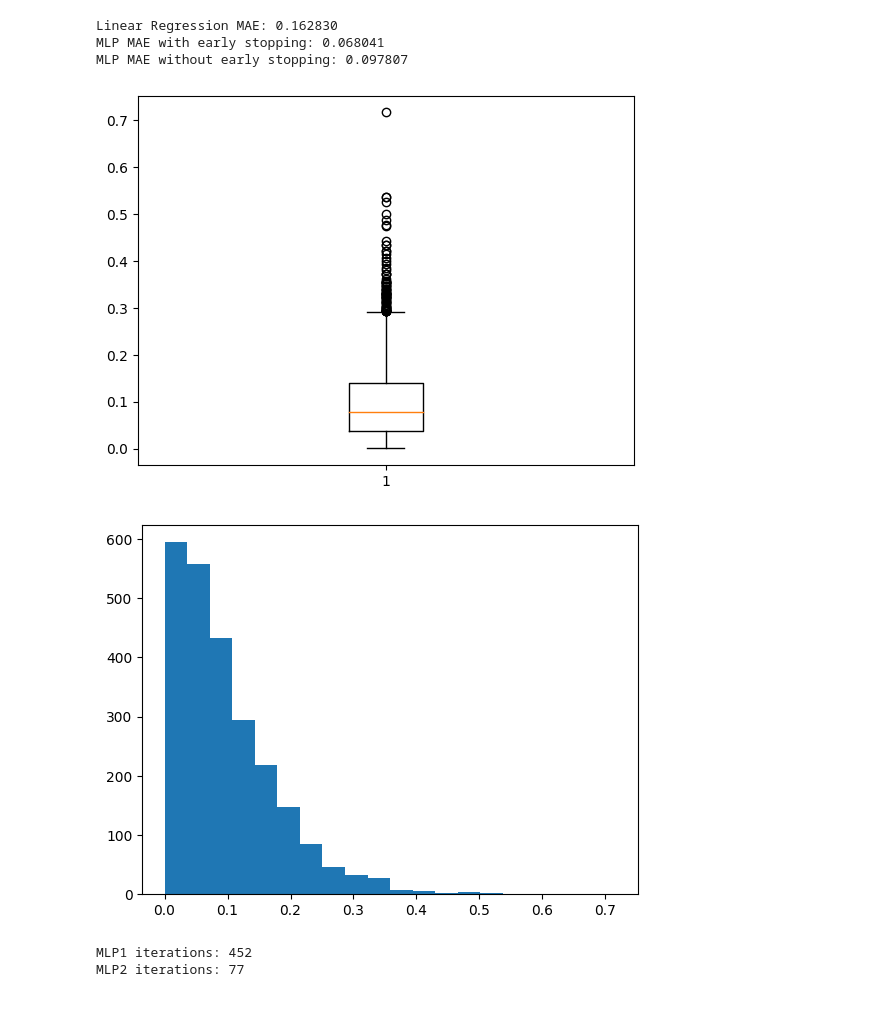
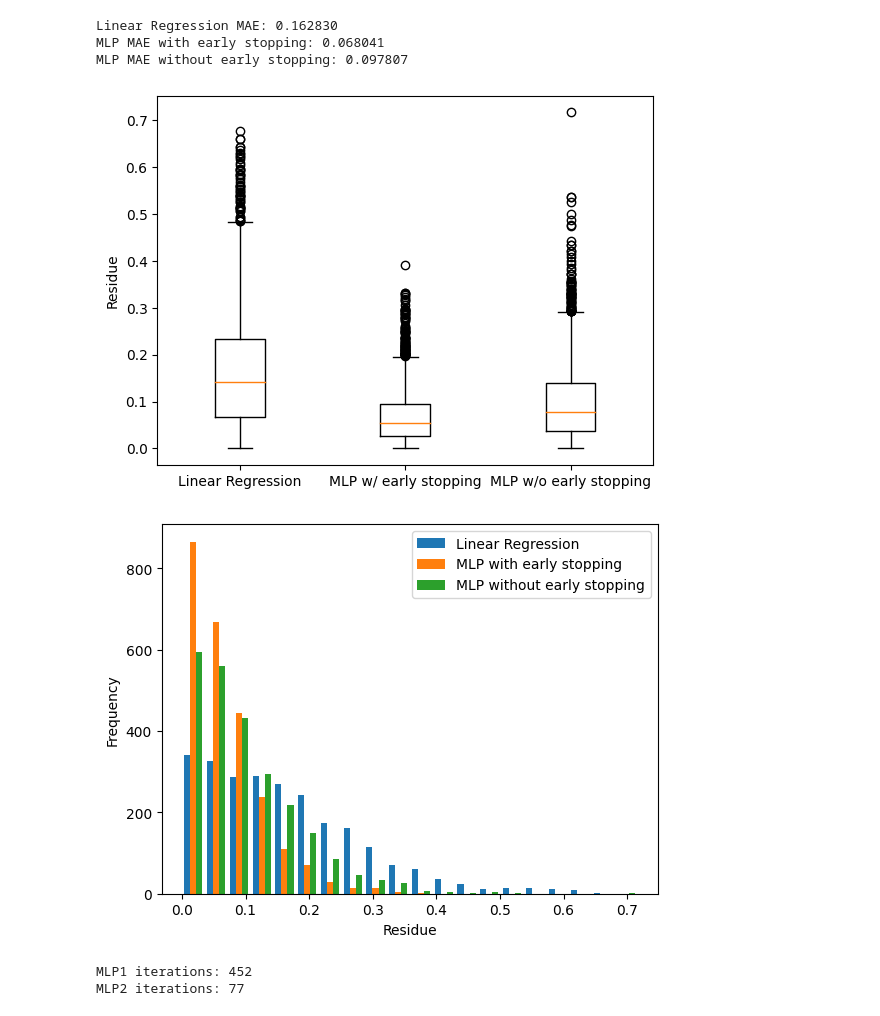
Before and after one commit to trvds/apre-hw, a Jupyter notebook: 3/h03.ipynb, the cells around one changed output. Saved outputs shown, nothing was run; the diff lists cells and outputs as text; code cells hidden in the pictures.

Commit message:
Fix on boxplots and histograms

```diff
--- a/3/h03.ipynb
+++ b/3/h03.ipynb
@@ -52,18 +52,22 @@ MLP MAE without early stopping: 0.097807
 # %%
 # Plot the residues (in absolute value) using two visualizations: boxplots and histograms
 import matplotlib.pyplot as plt
-import numpy as np
 
 # boxplot
-plt.boxplot(np.abs(y_test - y_pred))
+plt.boxplot([abs(y_test - ridge.predict(X_test)), abs(y_test - mlp1.predict(X_test)), abs(y_test - mlp2.predict(X_test))])
+plt.xticks([1, 2, 3], ['Linear Regression', 'MLP w/ early stopping', 'MLP w/o early stopping'])
+plt.ylabel('Residue')
 plt.show()
 
 # histogram
-plt.hist(np.abs(y_test - y_pred), bins=20)
+plt.hist([abs(y_test - ridge.predict(X_test)), abs(y_test - mlp1.predict(X_test)), abs(y_test - mlp2.predict(X_test))], bins=20, label=['Linear Regression', 'MLP with early stopping', 'MLP without early stopping'])
+plt.legend()
+plt.xlabel('Residue')
+plt.ylabel('Frequency')
 plt.show()
 # %% [output]
-[figure, old version]
+[figure, new version]
-[figure, old version]
+[figure, new version]
 # %%
 #count number of iterations of mlps
 print('MLP1 iterations: %d' % mlp1.n_iter_)
```
